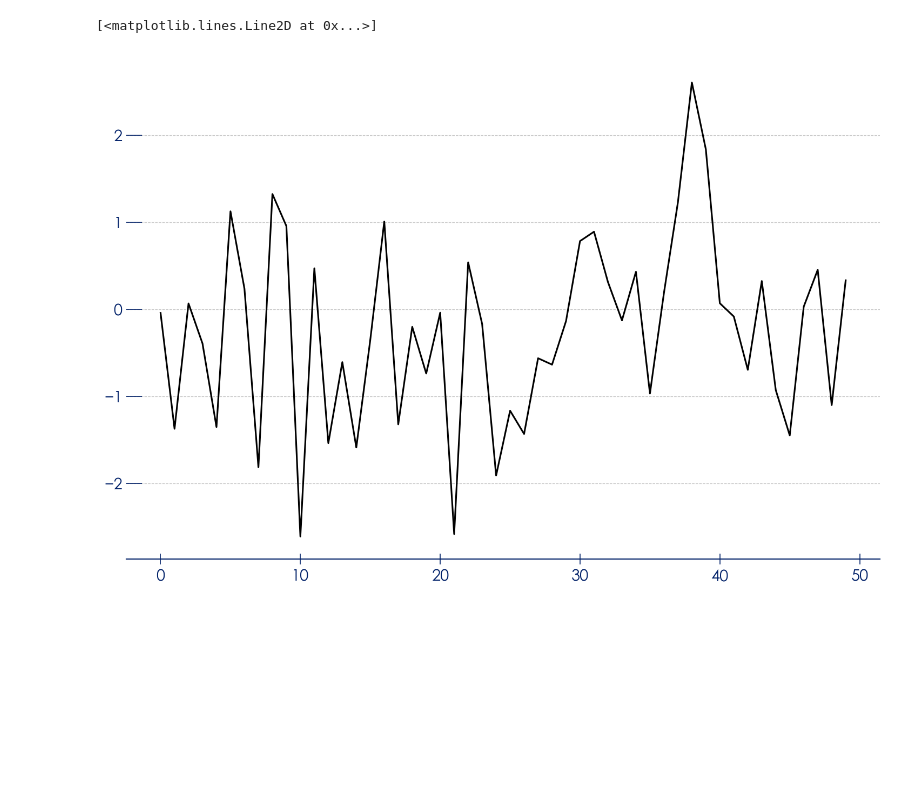
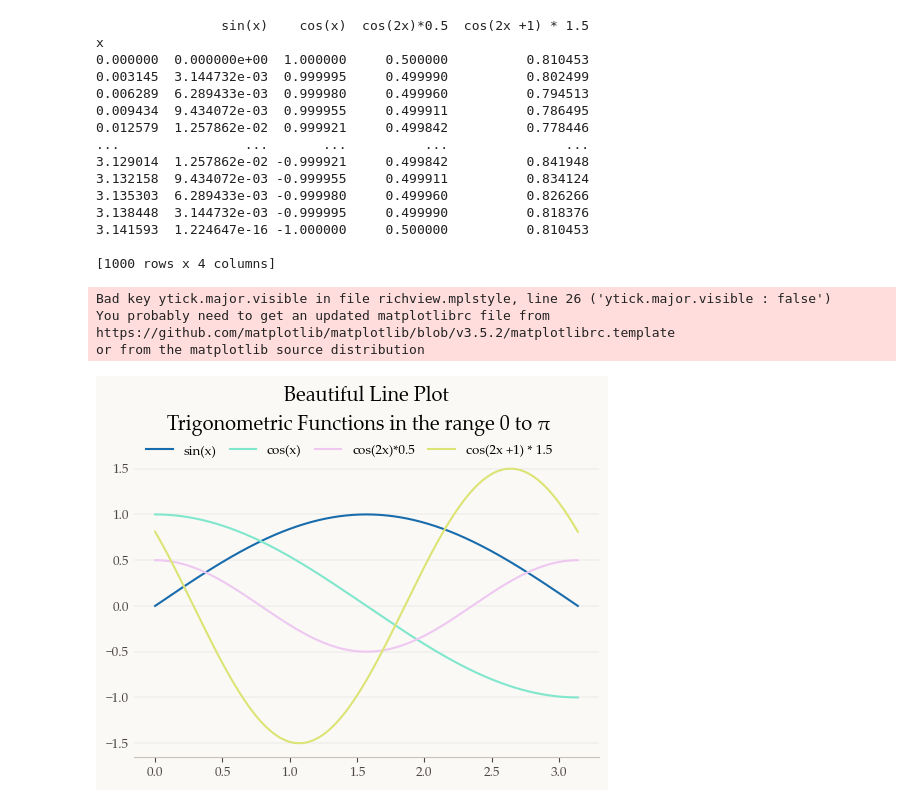
Before and after one commit to 1vecera/RichTemplates, a Jupyter notebook: richtemplates/tutorial.ipynb, the cells around one changed output. Saved outputs shown, nothing was run; the diff lists cells and outputs as text; code cells hidden in the pictures; blank space fills up the shorter version.

```diff
--- a/richtemplates/tutorial.ipynb
+++ b/richtemplates/tutorial.ipynb
@@ -1,13 +1,63 @@
+# %%
+import numpy as np
+import pandas as pd
+
+# Define the x values
+x = np.linspace(0,  np.pi, 1000)
+
+# Calculate the sinus and cosine functions
+sin_x = np.sin(x)
+cos_x = np.cos(x)
+cos_2x = np.cos(2 * x) * 0.5
+cos_2xp1 = np.cos(2 * x +1) * 1.5
+# Create a pandas DataFrame
+data = {
+    'x': x,
+    'sin(x)': sin_x,
+    'cos(x)': cos_x,
+    'cos(2x)*0.5': cos_2x,
+    'cos(2x +1) * 1.5': cos_2xp1,
+}
+df = pd.DataFrame(data)
+df= df.set_index('x')
+# Display the DataFrame
+print(df)
+# %% [output]
+                sin(x)    cos(x)  cos(2x)*0.5  cos(2x +1) * 1.5
+x
+0.000000  0.000000e+00  1.000000     0.500000          0.810453
+0.003145  3.144732e-03  0.999995     0.499990          0.802499
+0.006289  6.289433e-03  0.999980     0.499960          0.794513
+0.009434  9.434072e-03  0.999955     0.499911          0.786495
+0.012579  1.257862e-02  0.999921     0.499842          0.778446
+...                ...       ...          ...               ...
+3.129014  1.257862e-02 -0.999921     0.499842          0.841948
+3.132158  9.434072e-03 -0.999955     0.499911          0.834124
+3.135303  6.289433e-03 -0.999980     0.499960          0.826266
+3.138448  3.144732e-03 -0.999995     0.499990          0.818376
+3.141593  1.224647e-16 -1.000000     0.500000          0.810453
+
+[1000 rows x 4 columns]
+# %%
+title = 'Beautiful Line Plot'
+substitle = 'Trigonometric Functions in the range 0 to π'
 # %%
 import numpy as np
 
-data = np.random.randn(50)
 #%% MATPLOT LIB EXAMPLE
 from matplotlib import pyplot as plt  # Import matplotlib
 
 plt.style.use('richview.mplstyle')  # Use the richview style
-# Generate some random data
-plt.plot(data)  # Plot the data
+
+plt.plot(df)  # Plot the data
+plt.legend(df.columns, ncol =len(df.columns),loc='upper left', bbox_to_anchor=(0, 1.075))  # Add the legend
+plt.suptitle(substitle)  # Add the subtitle
+plt.title(title, y =1.15)
+
+plt.show()  # Show the plot
 # %% [output]
-[<matplotlib.lines.Line2D at 0x...>]
+Bad key ytick.major.visible in file richview.mplstyle, line 26 ('ytick.major.visible : false')
+You probably need to get an updated matplotlibrc file from
+https://github.com/matplotlib/matplotlib/blob/v3.5.2/matplotlibrc.template
+or from the matplotlib source distribution
-[figure, old version]
+[figure, new version]
```
Also changed, not shown: parts of 1 cell of this notebook, 5 other files.
